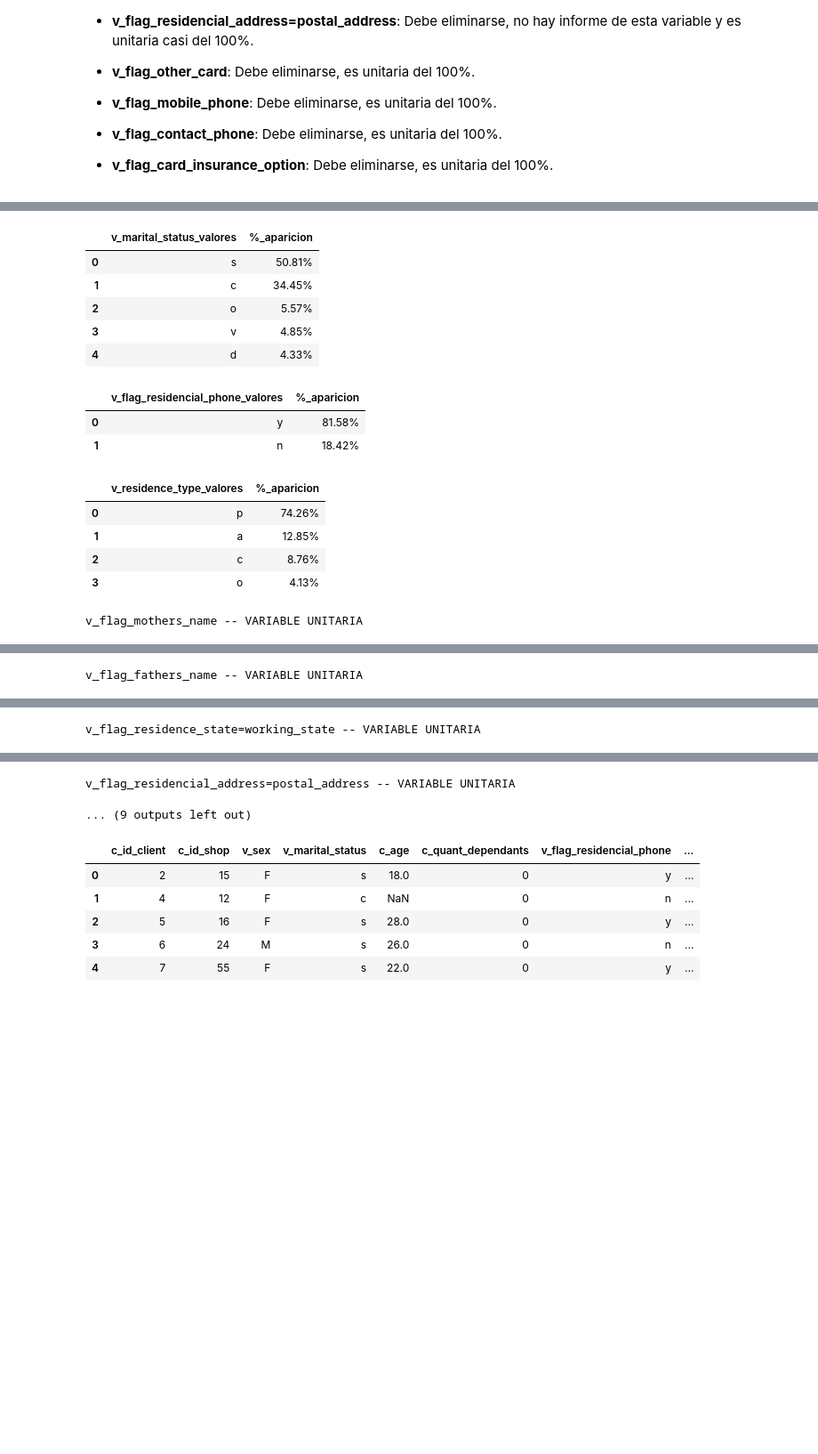
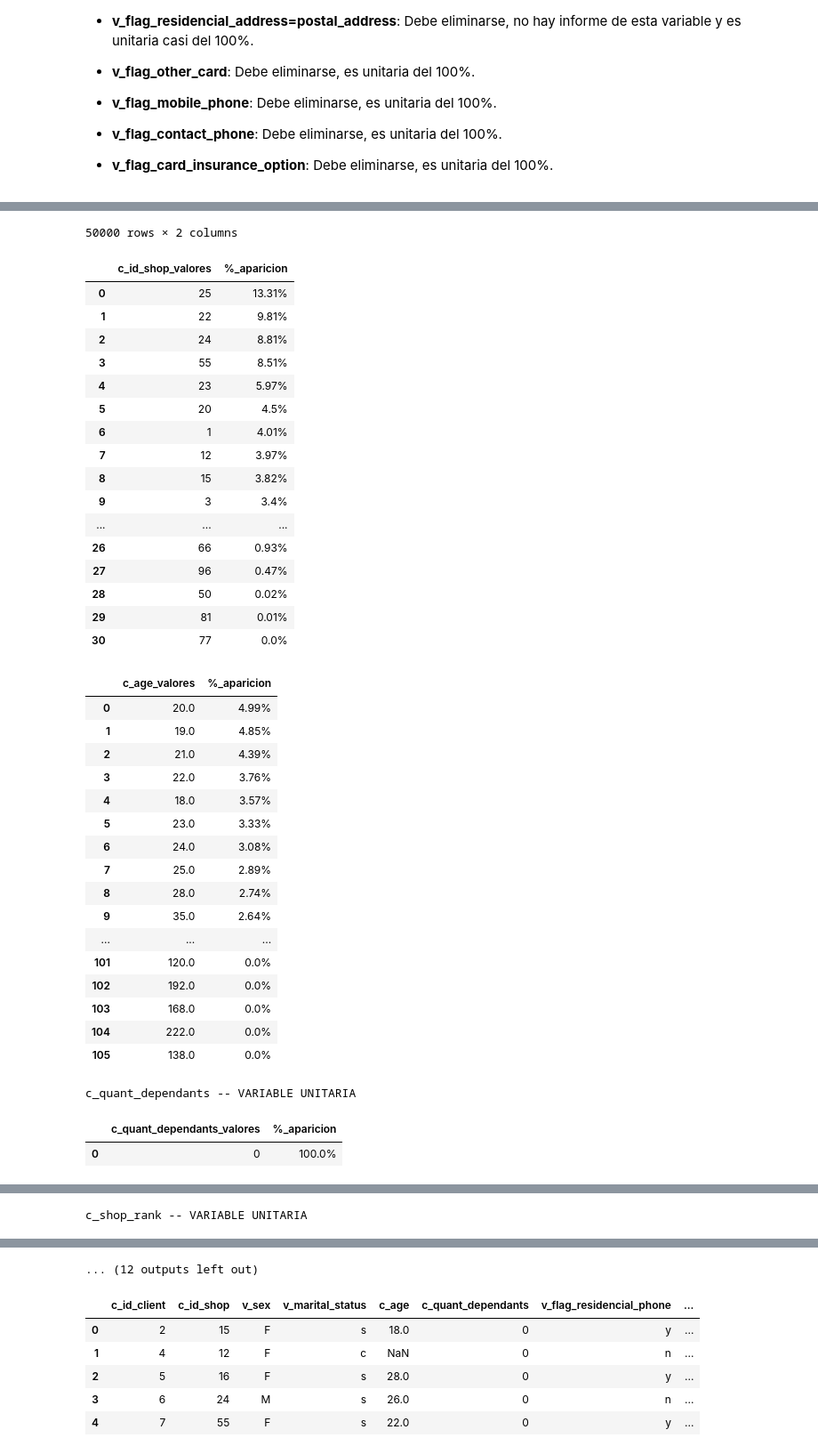
Before and after one commit to alanruizmondragon/examen, a Jupyter notebook: code/examen_ruiz_mondragon_alan.ipynb, the cells around one changed output, grey strips where cells are left out. Shown: that part at 89% size. Saved outputs shown, nothing was run; the diff lists cells and outputs as text; code cells hidden in the pictures; blank space fills up the shorter version.

```diff
--- a/code/examen_ruiz_mondragon_alan.ipynb
+++ b/code/examen_ruiz_mondragon_alan.ipynb
@@ -967,6 +983,6 @@ Se muestran las variables que resultaron ser unitarias y su razón de si deberí
 - **v_flag_card_insurance_option**: Debe eliminarse, es unitaria del 100%.
 # %%
 #Visualizamos el nombre de las variables unitarias
-for col in df.filter(like="v_").columns:
+for col in df.filter(like="c_").columns:
     unitarias(df,col)
 # %% [output]
@@ -981,6 +994,6 @@ v_flag_card_insurance_option -- VARIABLE UNITARIA
 # %%
 #Visualizamos la distribución de las variables categoricas
-for col in df.filter(like="v_").columns:
+for col in df.filter(like="c_").columns:
     display(categoricas(df,col))
     print("\n")
 # %% [output]
@@ -990,15 +1012,38 @@ for col in df.filter(like="v_").columns:
+50000 rows × 2 columns
-|  | v_marital_status_valores | %_aparicion |
-| 0 | s | 50.81% |
-| 1 | c | 34.45% |
-| 2 | o | 5.57% |
-| 3 | v | 4.85% |
-| 4 | d | 4.33% |
+|  | c_id_shop_valores | %_aparicion |
+| 0 | 25 | 13.31% |
+| 1 | 22 | 9.81% |
+| 2 | 24 | 8.81% |
+| 3 | 55 | 8.51% |
+| 4 | 23 | 5.97% |
+| 5 | 20 | 4.5% |
+| 6 | 1 | 4.01% |
+| 7 | 12 | 3.97% |
+| 8 | 15 | 3.82% |
+| 9 | 3 | 3.4% |
+| ... | ... | ... |
+| 26 | 66 | 0.93% |
+| 27 | 96 | 0.47% |
+| 28 | 50 | 0.02% |
+| 29 | 81 | 0.01% |
+| 30 | 77 | 0.0% |
-|  | v_flag_residencial_phone_valores | %_aparicion |
-| 0 | y | 81.58% |
-| 1 | n | 18.42% |
+|  | c_age_valores | %_aparicion |
+| 0 | 20.0 | 4.99% |
+| 1 | 19.0 | 4.85% |
+| 2 | 21.0 | 4.39% |
+| 3 | 22.0 | 3.76% |
+| 4 | 18.0 | 3.57% |
+| 5 | 23.0 | 3.33% |
+| 6 | 24.0 | 3.08% |
+| 7 | 25.0 | 2.89% |
+| 8 | 28.0 | 2.74% |
+| 9 | 35.0 | 2.64% |
+| ... | ... | ... |
+| 101 | 120.0 | 0.0% |
+| 102 | 192.0 | 0.0% |
+| 103 | 168.0 | 0.0% |
+| 104 | 222.0 | 0.0% |
+| 105 | 138.0 | 0.0% |
+c_quant_dependants -- VARIABLE UNITARIA
-|  | v_residence_type_valores | %_aparicion |
-| 0 | p | 74.26% |
-| 1 | a | 12.85% |
-| 2 | c | 8.76% |
-| 3 | o | 4.13% |
+|  | c_quant_dependants_valores | %_aparicion |
+| 0 | 0 | 100.0% |
-v_flag_mothers_name -- VARIABLE UNITARIA
@@ -1008 +1066,0 @@ v_flag_mothers_name -- VARIABLE UNITARIA
-v_flag_fathers_name -- VARIABLE UNITARIA
@@ -1011,0 +1084 @@ v_flag_fathers_name -- VARIABLE UNITARIA
+c_shop_rank -- VARIABLE UNITARIA
@@ -1015 +1088,0 @@ v_flag_fathers_name -- VARIABLE UNITARIA
-v_flag_residence_state=working_state -- VARIABLE UNITARIA
@@ -1019,5 +1123,4 @@ v_flag_residence_state=working_state -- VARIABLE UNITARIA
-v_flag_residencial_address=postal_address -- VARIABLE UNITARIA
+... (12 outputs left out)
-... (9 outputs left out)
 # %%
 #Procedemos a eliminar las variables unitarias
 df.drop(columns =["v_flag_mothers_name",
```
Also changed, not shown: parts of 4 cells of this notebook.
